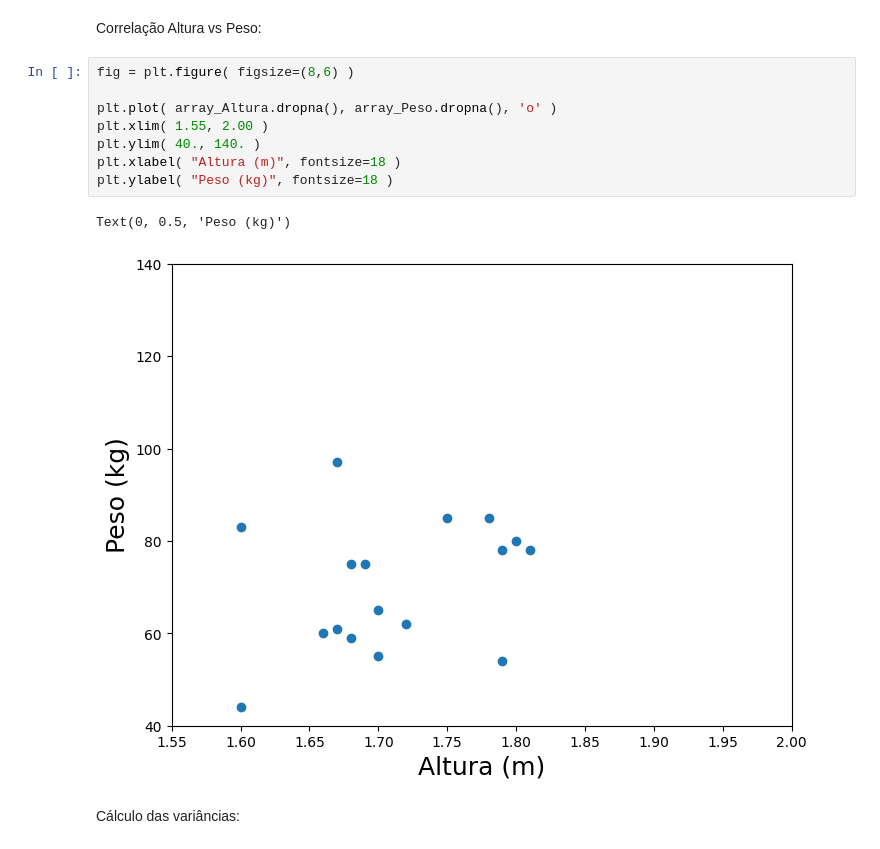
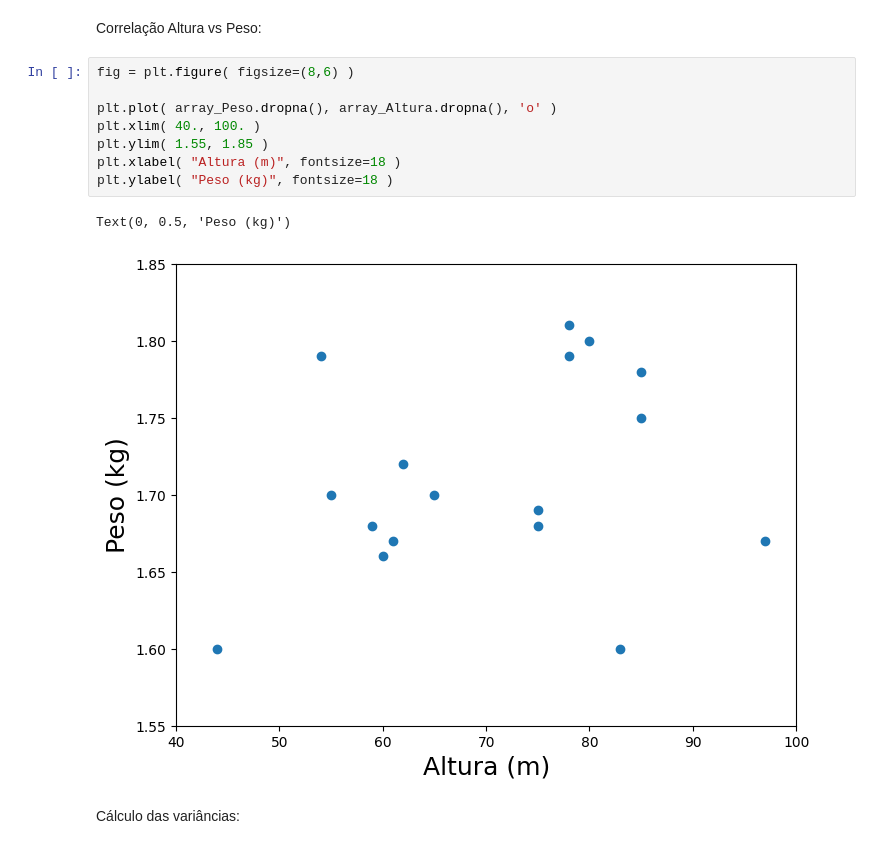
Before and after one commit to elizamelo/FisicaGeral, a Jupyter notebook: Aula01_Dados_da_Turma_2023.ipynb, the cells around one changed output. Drawn from its saved outputs; the diff is of its cells as text.

```diff
--- a/Aula01_Dados_da_Turma_2023.ipynb
+++ b/Aula01_Dados_da_Turma_2023.ipynb
@@ -334,14 +334,14 @@ Correlação Altura vs Peso:
 # %%
 fig = plt.figure( figsize=(8,6) )
 
-plt.plot( array_Altura.dropna(), array_Peso.dropna(), 'o' )
-plt.xlim( 1.55, 2.00 )
-plt.ylim( 40., 140. )
+plt.plot( array_Peso.dropna(), array_Altura.dropna(), 'o' )
+plt.xlim( 40., 100. )
+plt.ylim( 1.55, 1.85 )
 plt.xlabel( "Altura (m)", fontsize=18 )
 plt.ylabel( "Peso (kg)", fontsize=18 )
 # %% [output]
 Text(0, 0.5, 'Peso (kg)')
-[figure, old version]
+[figure, new version]
 # %% [markdown]
 Cálculo das variâncias:
 # %%
```
Also changed, not shown: parts of 10 cells of this notebook.
